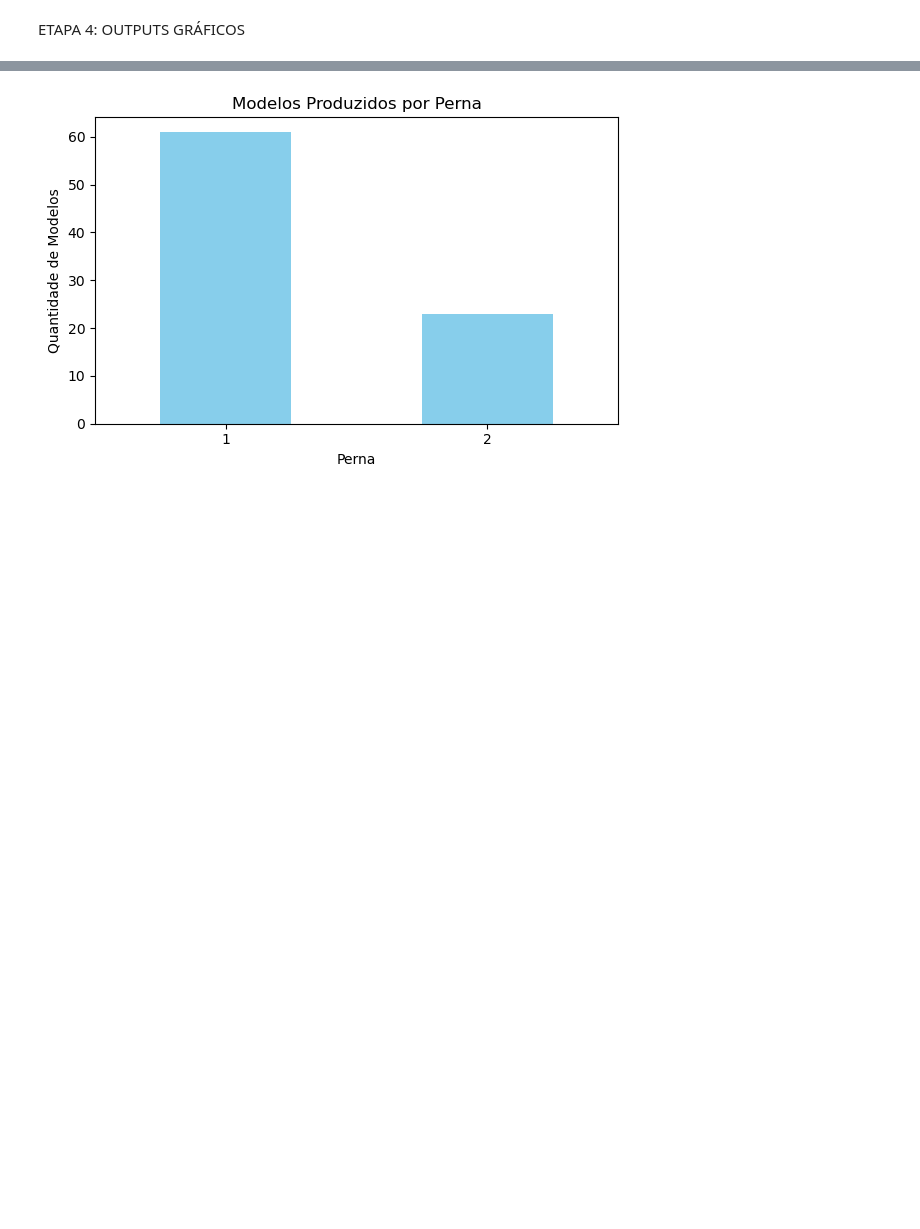
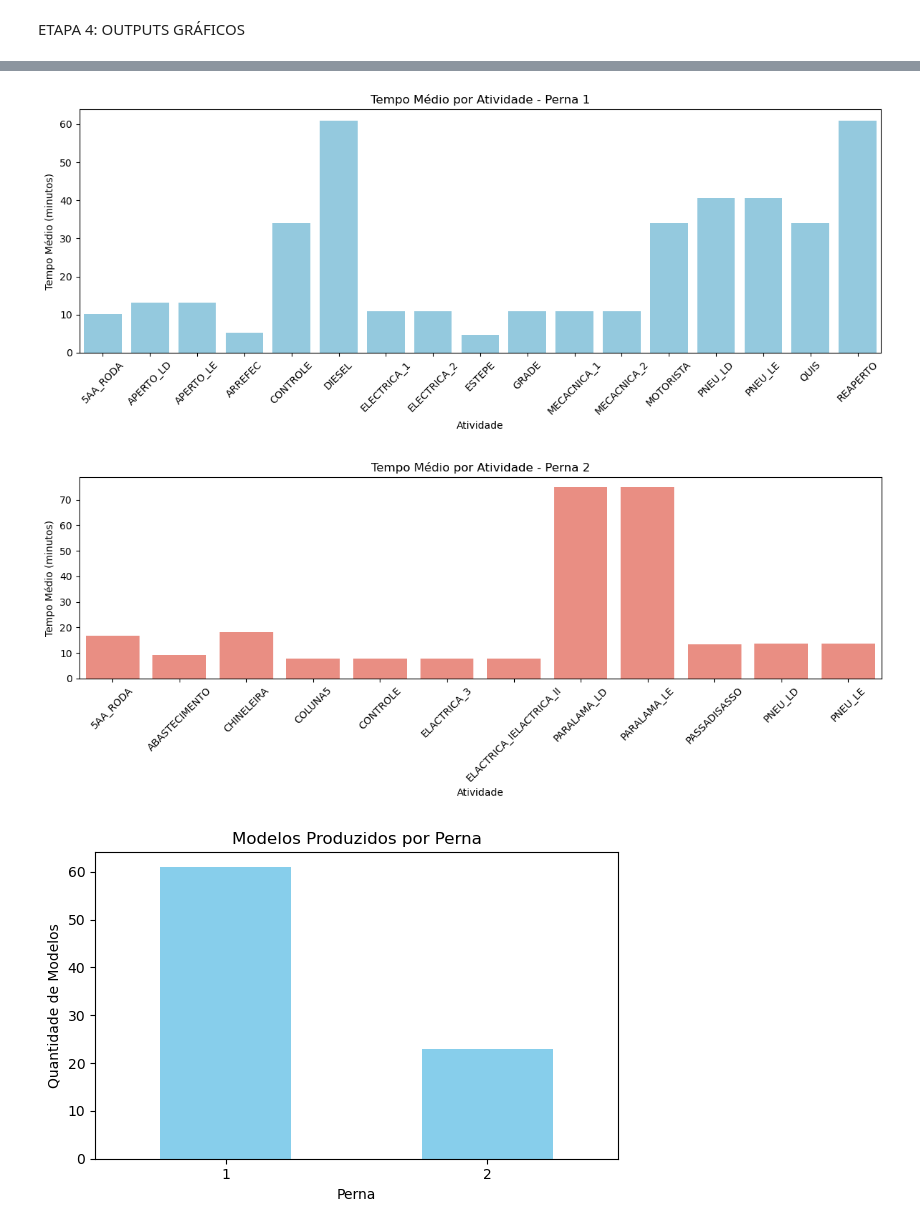
Before and after one commit to MatheusFariasPJ/PROJETO_MERCEDES, a Jupyter notebook: SIMULADOR.ipynb, the cells around one changed output, grey strips where cells are left out. Drawn from its saved outputs; the diff is of its cells as text; code cells hidden in the pictures; blank space fills up the shorter version.

```diff
--- a/SIMULADOR.ipynb
+++ b/SIMULADOR.ipynb
@@ -611,3 +385,55 @@ plt.show()
+# %%
+
+# 1. Mapeia atividades por (modelo, posto)
+atividade_map = defaultdict(list)
+for modelo, postos in POSTOS_ATIVIDADES.items():
+    for posto, info in postos.items():
+        for atividade in info.get("atividades", []):
+            atividade_map[(modelo, posto)].append(atividade)
+
+# 2. Expande df_log com as atividades
+atividades_expandidas = []
+for _, row in df_log.iterrows():
+    modelo = row["modelo"]
+    posto = row["posto"]
+    chave = (modelo, posto)
+    atividades = atividade_map.get(chave, [])
+    for atividade in atividades:
+        atividades_expandidas.append({
+            "perna": row["perna"],
+            "atividade": atividade,
+            "duracao_min": row["duracao"] / 60  # segundos → minutos
+        })
+
+df_atividades = pd.DataFrame(atividades_expandidas)
+
+# 3. Agrupa por perna e atividade
+tempo_medio_atividade_perna = df_atividades.groupby(["perna", "atividade"])["duracao_min"].mean().reset_index()
+
+# 4. Gráfico para Perna 1
+plt.figure(figsize=(12, 5))
+sns.barplot(data=tempo_medio_atividade_perna.query("perna == 1"),
+            x="atividade", y="duracao_min", color='skyblue')
+plt.title("Tempo Médio por Atividade - Perna 1")
+plt.xlabel("Atividade")
+plt.ylabel("Tempo Médio (minutos)")
+plt.xticks(rotation=45)
+plt.tight_layout()
+plt.show()
+
+# 5. Gráfico para Perna 2
+plt.figure(figsize=(12, 5))
+sns.barplot(data=tempo_medio_atividade_perna.query("perna == 2"),
+            x="atividade", y="duracao_min", color='salmon')
+plt.title("Tempo Médio por Atividade - Perna 2")
+plt.xlabel("Atividade")
+plt.ylabel("Tempo Médio (minutos)")
+plt.xticks(rotation=45)
+plt.tight_layout()
+plt.show()
+# %% [output]
+[figure, added]
+[figure, added]
 # %%
 # Conta os modelos únicos por perna
 modelos_por_perna = df_log.groupby("perna")["nome"].nunique()
```
Also changed, not shown: parts of 22 cells of this notebook.
